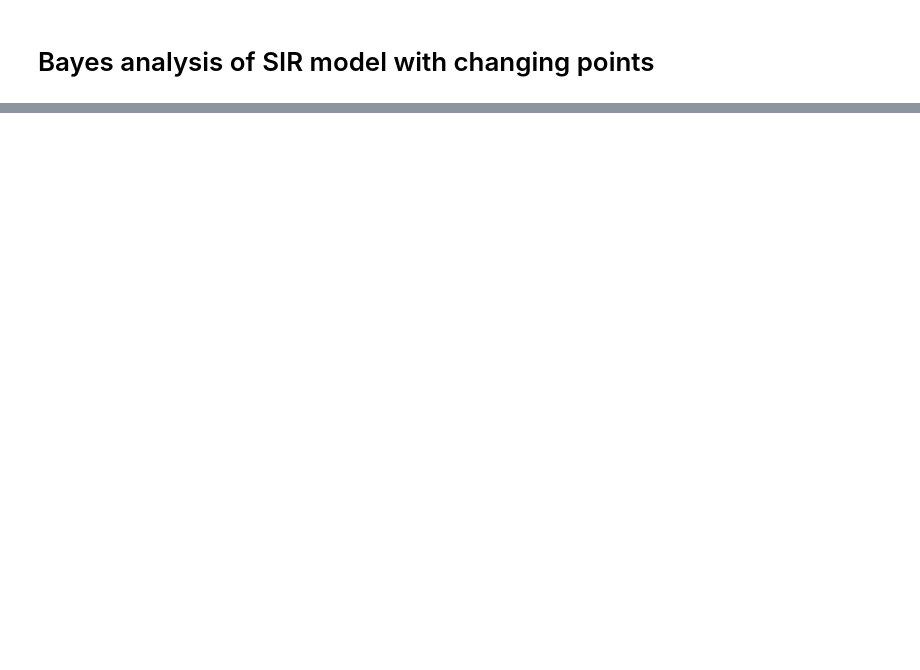
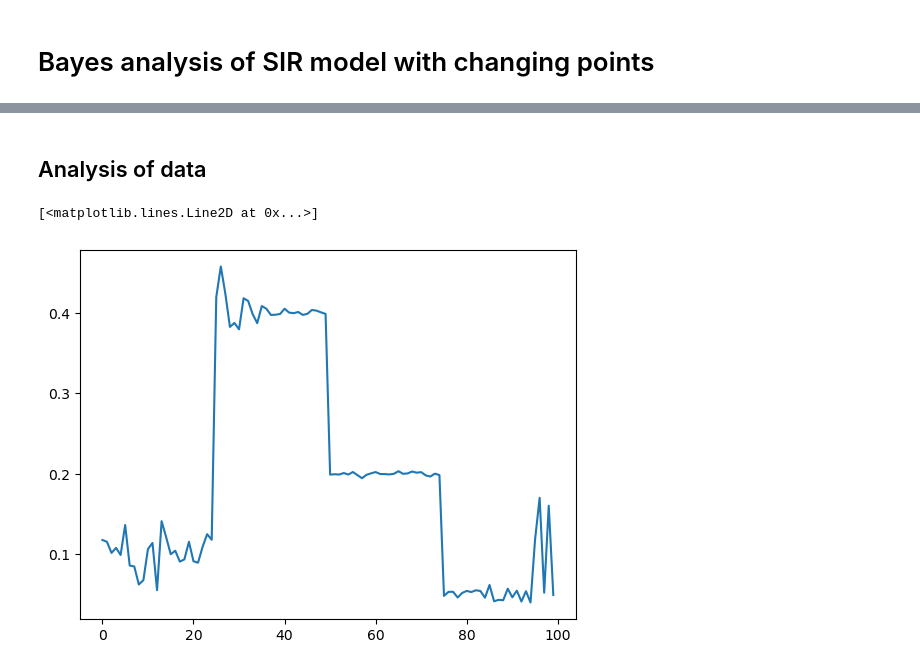
Before and after one commit to threeblueonebrowneyes/bayesian-sir-with-changing-points, a Jupyter notebook: Bayes_SIR.ipynb, the cells around one changed output, grey strips where cells are left out. Drawn from its saved outputs; the diff is of its cells as text; code cells hidden in the pictures; blank space fills up the shorter version.

```diff
--- a/Bayes_SIR.ipynb
+++ b/Bayes_SIR.ipynb
@@ -447,0 +158,6 @@ for t_prime in range(0, T):
+# %%
+delta = delta_0.copy()
+beta = beta_0.copy()
+gamma = gamma_0.copy()
+r = r_0.copy()
+b = b_0.copy()
@@ -447,0 +307,43 @@ for t_prime in range(0, T):
+# %%
+def update_gamma( r):
+    _gamma = np.zeros(T)
+    for t in range(T):
+        if t!=0:
+            _gamma[t] = np.random.beta(
+                a=delta_R[t] + r[t],
+                b=1 + I[t-1] - delta_R[t],
+            )
+        else:
+            _gamma[t] = np.random.beta(
+                a=delta_R[t] + r[t],
+                b=1 + I_0 - delta_R[t],
+            )
+
+
+    return _gamma
+# %%
+K = np.sum(delta)
+eta = np.cumsum(delta)
+for n in range(N):
+
+    delta_ = propose_delta(delta)
+    delta = accept_delta(delta, delta_, beta, gamma)
+
+    b = update_b(delta, beta)
+    r = update_r(delta, gamma)
+
+    beta = update_beta(delta)
+    gamma = update_gamma(r)
+
+    betas[n, :] = beta
+    gammas[n, :] = gamma
+    deltas[n, :] = delta
+    rs[n, :] = r
+    bs[n, :] = b
+# %% [markdown]
+## Analysis of data
+# %%
+plt.plot(np.mean(betas[burnin::thinning,:],axis=0))
+# %% [output]
+[<matplotlib.lines.Line2D at 0x...>]
+[figure, added]
```
Also changed, not shown: parts of 50 cells of this notebook, 1 other file.
